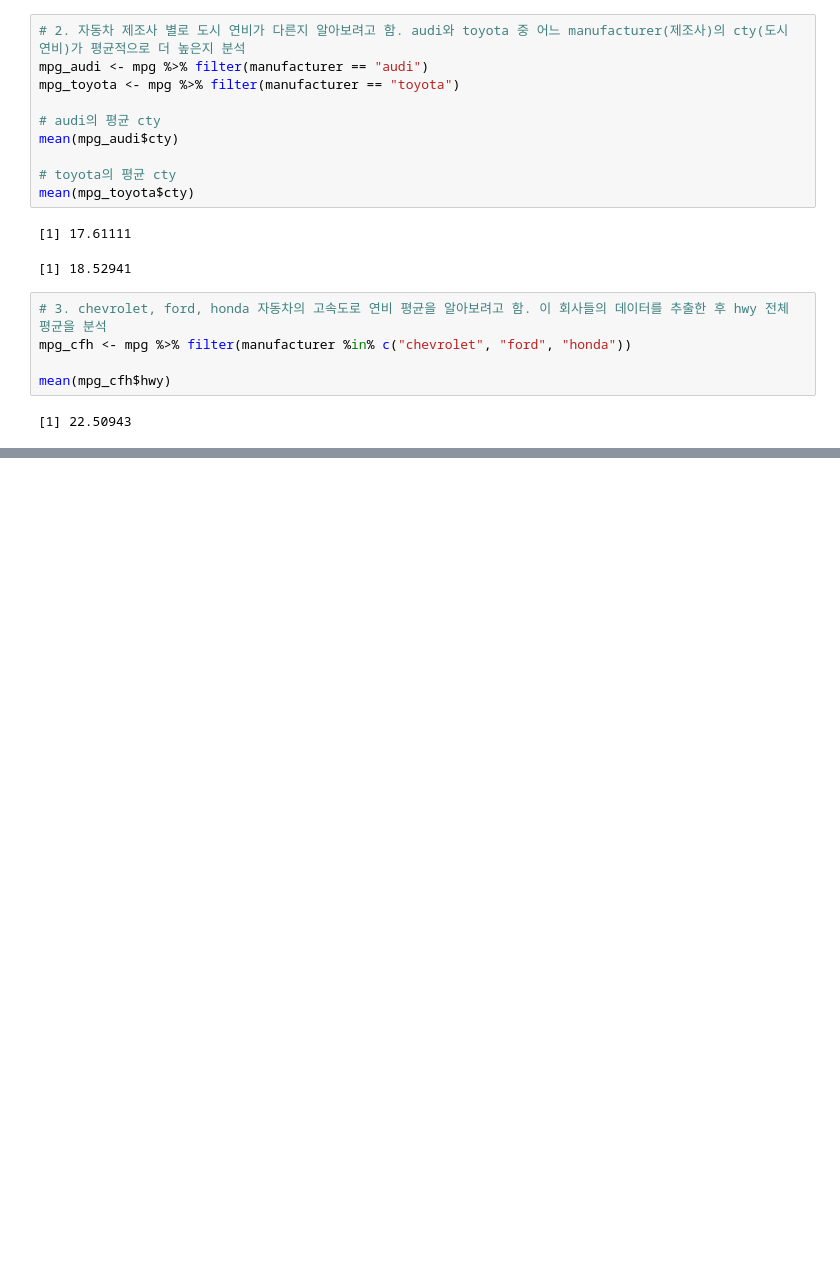
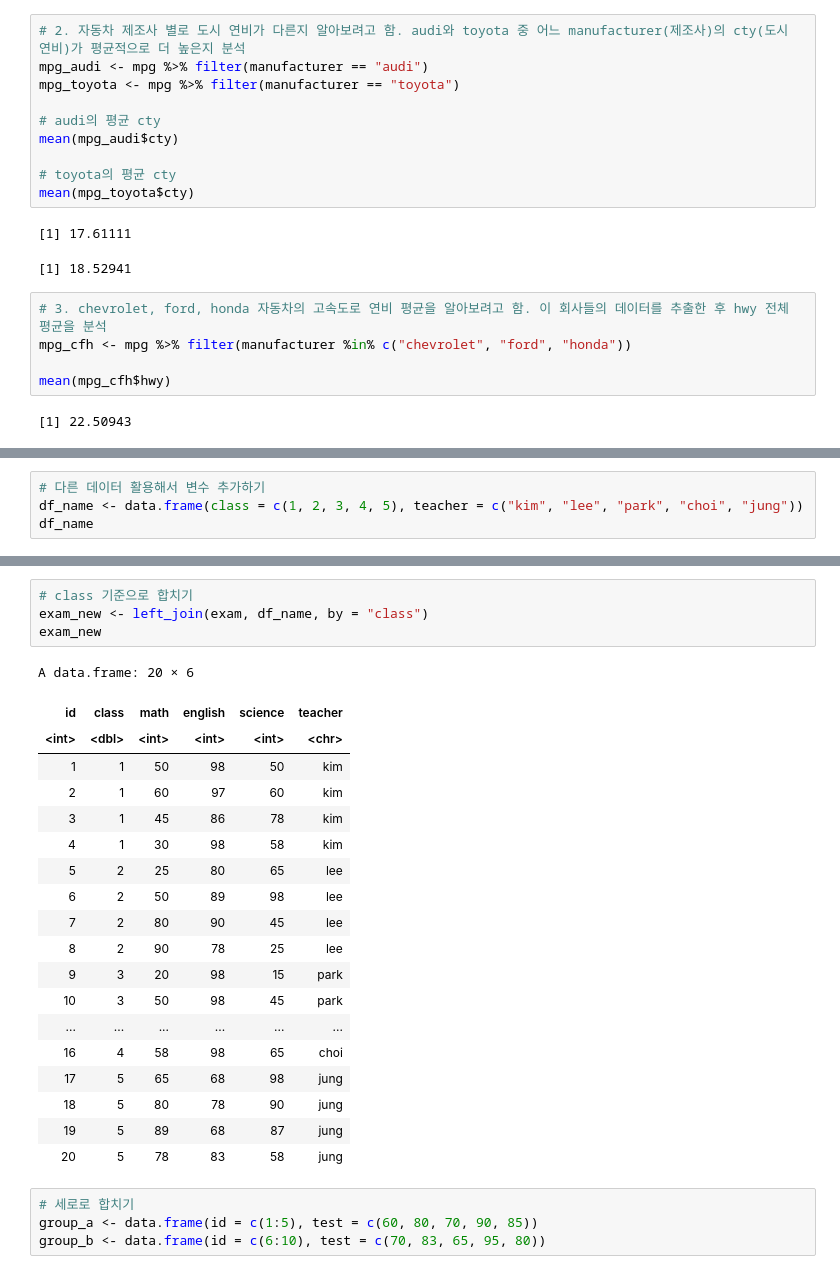
Before and after one commit to won-hyw/bigdata, a Jupyter notebook: Rproject/4_데이터전처리.ipynb, the cells around one changed output, grey strips where cells are left out. Saved outputs shown, nothing was run; the diff lists cells and outputs as text; blank space fills up the shorter version.

```diff
--- a/Rproject/4_데이터전처리.ipynb
+++ b/Rproject/4_데이터전처리.ipynb
@@ -283,0 +804,4 @@ mean(mpg_cfh$hwy)
+# %%
+# 다른 데이터 활용해서 변수 추가하기
+df_name <- data.frame(class = c(1, 2, 3, 4, 5), teacher = c("kim", "lee", "park", "choi", "jung"))
+df_name
@@ -283,0 +817,28 @@ mean(mpg_cfh$hwy)
+# %%
+# class 기준으로 합치기
+exam_new <- left_join(exam, df_name, by = "class")
+exam_new
+# %% [output]
+A data.frame: 20 × 6
+| id | class | math | english | science | teacher |
+| <int> | <dbl> | <int> | <int> | <int> | <chr> |
+| 1 | 1 | 50 | 98 | 50 | kim |
+| 2 | 1 | 60 | 97 | 60 | kim |
+| 3 | 1 | 45 | 86 | 78 | kim |
+| 4 | 1 | 30 | 98 | 58 | kim |
+| 5 | 2 | 25 | 80 | 65 | lee |
+| 6 | 2 | 50 | 89 | 98 | lee |
+| 7 | 2 | 80 | 90 | 45 | lee |
+| 8 | 2 | 90 | 78 | 25 | lee |
+| 9 | 3 | 20 | 98 | 15 | park |
+| 10 | 3 | 50 | 98 | 45 | park |
+| ... | ... | ... | ... | ... | ... |
+| 16 | 4 | 58 | 98 | 65 | choi |
+| 17 | 5 | 65 | 68 | 98 | jung |
+| 18 | 5 | 80 | 78 | 90 | jung |
+| 19 | 5 | 89 | 68 | 87 | jung |
+| 20 | 5 | 78 | 83 | 58 | jung |
+# %%
+# 세로로 합치기
+group_a <- data.frame(id = c(1:5), test = c(60, 80, 70, 90, 85))
+group_b <- data.frame(id = c(6:10), test = c(70, 83, 65, 95, 80))
```
Also changed, not shown: parts of 54 cells of this notebook, 2 other files.
